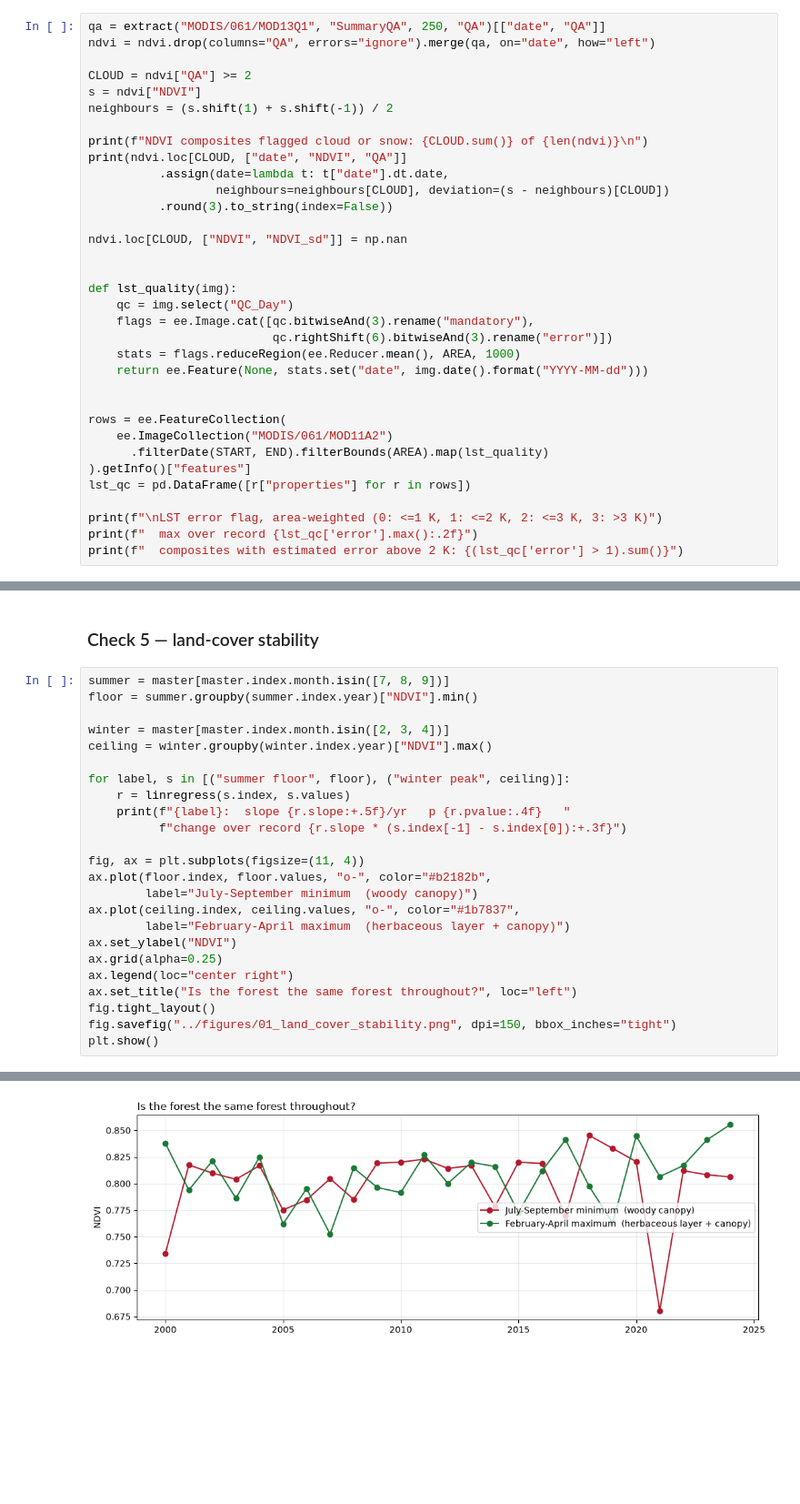
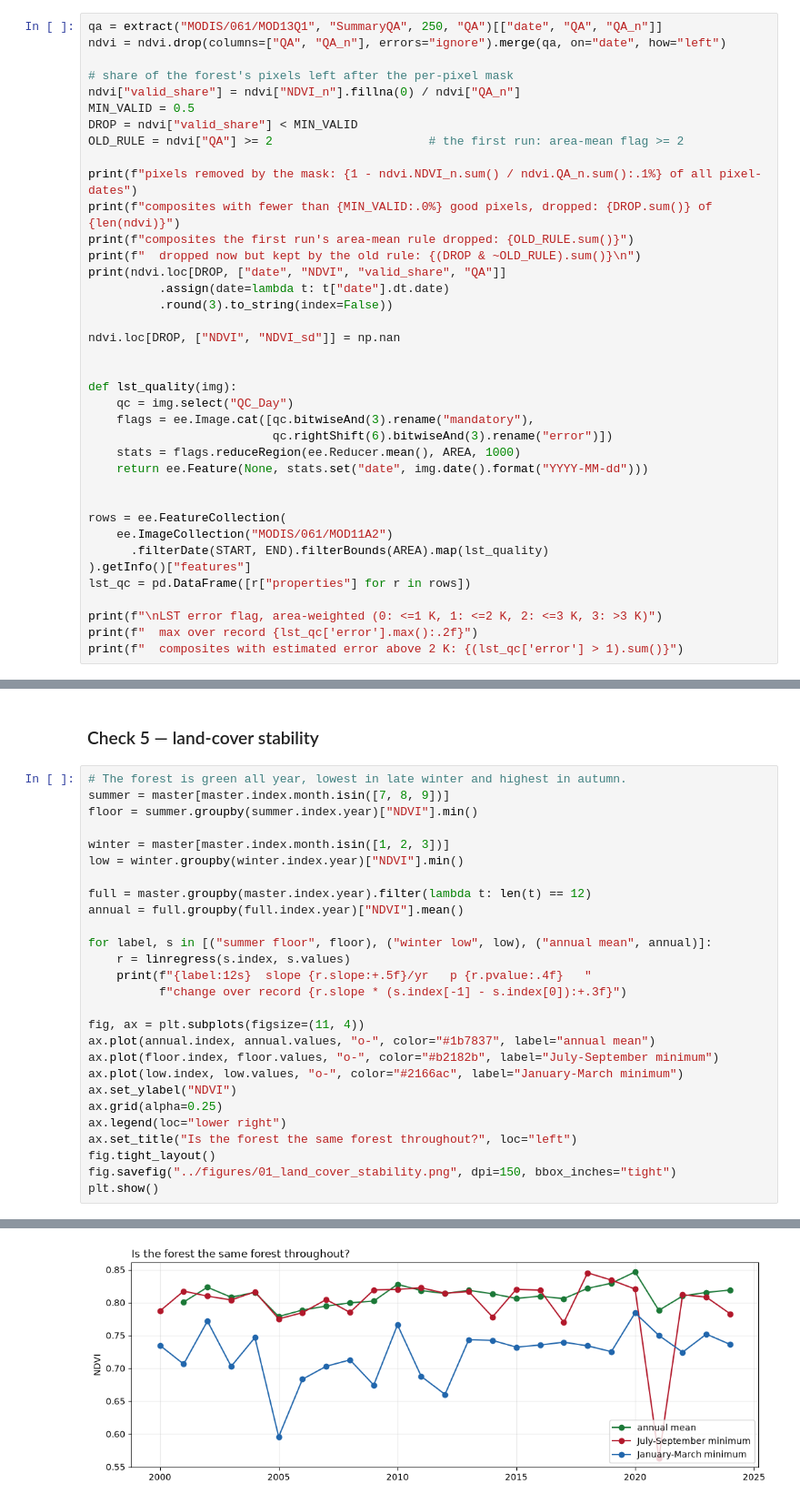
Before and after one commit to ilyes-khayati/forest-ndvi-xai-comparison, a Jupyter notebook: notebooks/01_data_acquisition.ipynb, the cells around one changed output, grey strips where cells are left out. Shown at 91% size. Cells and saved outputs as stored; diff of their text form; blank space fills up the shorter version.

Commit message:
Strict pixel quality mask, calendar for every model, wider tuning, and four explainability analyses

```diff
--- a/notebooks/01_data_acquisition.ipynb
+++ b/notebooks/01_data_acquisition.ipynb
@@ -137,20 +146,24 @@ max      2.235    2.448    2.372    2.055    1.971    1.766
 # %% [markdown]
 ## Quality screening
 # %%
-qa = extract("MODIS/061/MOD13Q1", "SummaryQA", 250, "QA")[["date", "QA"]]
-ndvi = ndvi.drop(columns="QA", errors="ignore").merge(qa, on="date", how="left")
+qa = extract("MODIS/061/MOD13Q1", "SummaryQA", 250, "QA")[["date", "QA", "QA_n"]]
+ndvi = ndvi.drop(columns=["QA", "QA_n"], errors="ignore").merge(qa, on="date", how="left")
 
-CLOUD = ndvi["QA"] >= 2
-s = ndvi["NDVI"]
-neighbours = (s.shift(1) + s.shift(-1)) / 2
+# share of the forest's pixels left after the per-pixel mask
+ndvi["valid_share"] = ndvi["NDVI_n"].fillna(0) / ndvi["QA_n"]
+MIN_VALID = 0.5
+DROP = ndvi["valid_share"] < MIN_VALID
+OLD_RULE = ndvi["QA"] >= 2                      # the first run: area-mean flag >= 2
 
-print(f"NDVI composites flagged cloud or snow: {CLOUD.sum()} of {len(ndvi)}\n")
-print(ndvi.loc[CLOUD, ["date", "NDVI", "QA"]]
-          .assign(date=lambda t: t["date"].dt.date,
-                  neighbours=neighbours[CLOUD], deviation=(s - neighbours)[CLOUD])
+print(f"pixels removed by the mask: {1 - ndvi.NDVI_n.sum() / ndvi.QA_n.sum():.1%} of all pixel-dates")
+print(f"composites with fewer than {MIN_VALID:.0%} good pixels, dropped: {DROP.sum()} of {len(ndvi)}")
+print(f"composites the first run's area-mean rule dropped: {OLD_RULE.sum()}")
+print(f"  dropped now but kept by the old rule: {(DROP & ~OLD_RULE).sum()}\n")
+print(ndvi.loc[DROP, ["date", "NDVI", "valid_share", "QA"]]
+          .assign(date=lambda t: t["date"].dt.date)
           .round(3).to_string(index=False))
 
-ndvi.loc[CLOUD, ["NDVI", "NDVI_sd"]] = np.nan
+ndvi.loc[DROP, ["NDVI", "NDVI_sd"]] = np.nan
 
 
 def lst_quality(img):
@@ -336,25 +349,28 @@ plt.show()
 # %% [markdown]
 ### Check 5 — land-cover stability
 # %%
+# The forest is green all year, lowest in late winter and highest in autumn.
 summer = master[master.index.month.isin([7, 8, 9])]
 floor = summer.groupby(summer.index.year)["NDVI"].min()
 
-winter = master[master.index.month.isin([2, 3, 4])]
-ceiling = winter.groupby(winter.index.year)["NDVI"].max()
+winter = master[master.index.month.isin([1, 2, 3])]
+low = winter.groupby(winter.index.year)["NDVI"].min()
 
-for label, s in [("summer floor", floor), ("winter peak", ceiling)]:
+full = master.groupby(master.index.year).filter(lambda t: len(t) == 12)
+annual = full.groupby(full.index.year)["NDVI"].mean()
+
+for label, s in [("summer floor", floor), ("winter low", low), ("annual mean", annual)]:
     r = linregress(s.index, s.values)
-    print(f"{label}:  slope {r.slope:+.5f}/yr   p {r.pvalue:.4f}   "
+    print(f"{label:12s}  slope {r.slope:+.5f}/yr   p {r.pvalue:.4f}   "
           f"change over record {r.slope * (s.index[-1] - s.index[0]):+.3f}")
 
 fig, ax = plt.subplots(figsize=(11, 4))
-ax.plot(floor.index, floor.values, "o-", color="#b2182b",
-        label="July-September minimum  (woody canopy)")
-ax.plot(ceiling.index, ceiling.values, "o-", color="#1b7837",
-        label="February-April maximum  (herbaceous layer + canopy)")
+ax.plot(annual.index, annual.values, "o-", color="#1b7837", label="annual mean")
+ax.plot(floor.index, floor.values, "o-", color="#b2182b", label="July-September minimum")
+ax.plot(low.index, low.values, "o-", color="#2166ac", label="January-March minimum")
 ax.set_ylabel("NDVI")
 ax.grid(alpha=0.25)
-ax.legend(loc="center right")
+ax.legend(loc="lower right")
 ax.set_title("Is the forest the same forest throughout?", loc="left")
 fig.tight_layout()
 fig.savefig("../figures/01_land_cover_stability.png", dpi=150, bbox_inches="tight")
@@ -365 +382 @@ winter peak:  slope +0.00112/yr   p 0.1424   change over record +0.027
-[figure, old version]
+[figure, new version]
```
Also changed, not shown: parts of 8 cells of this notebook, 23 other files.
